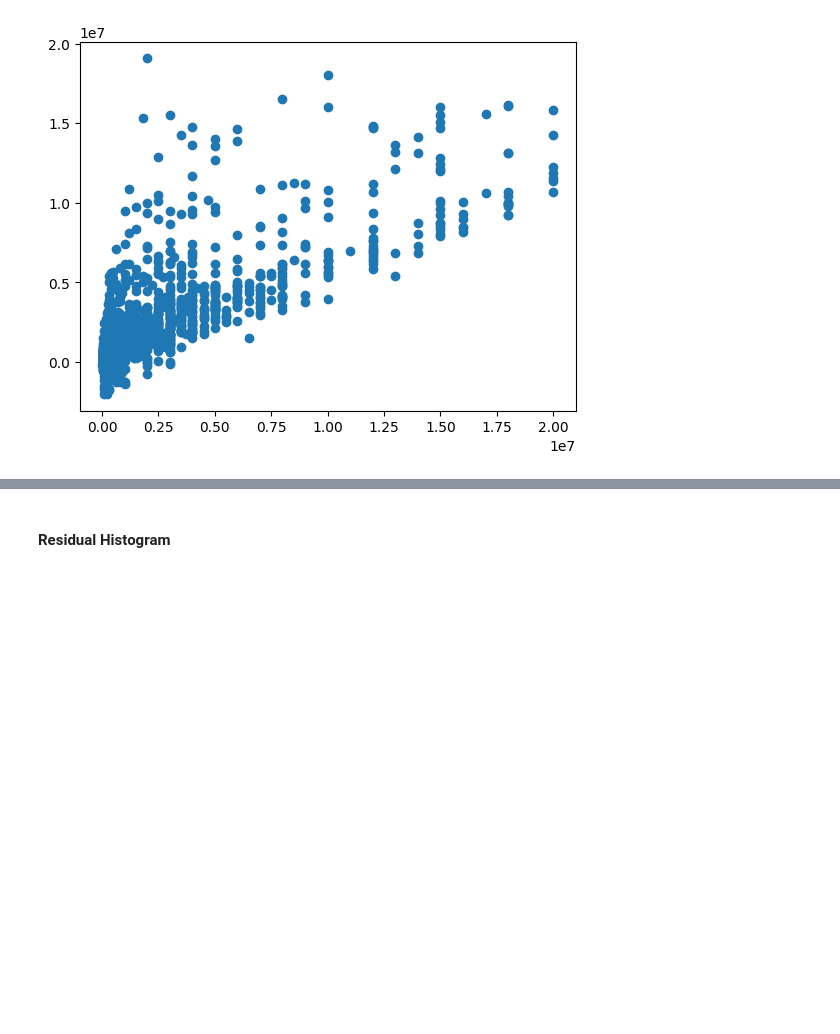
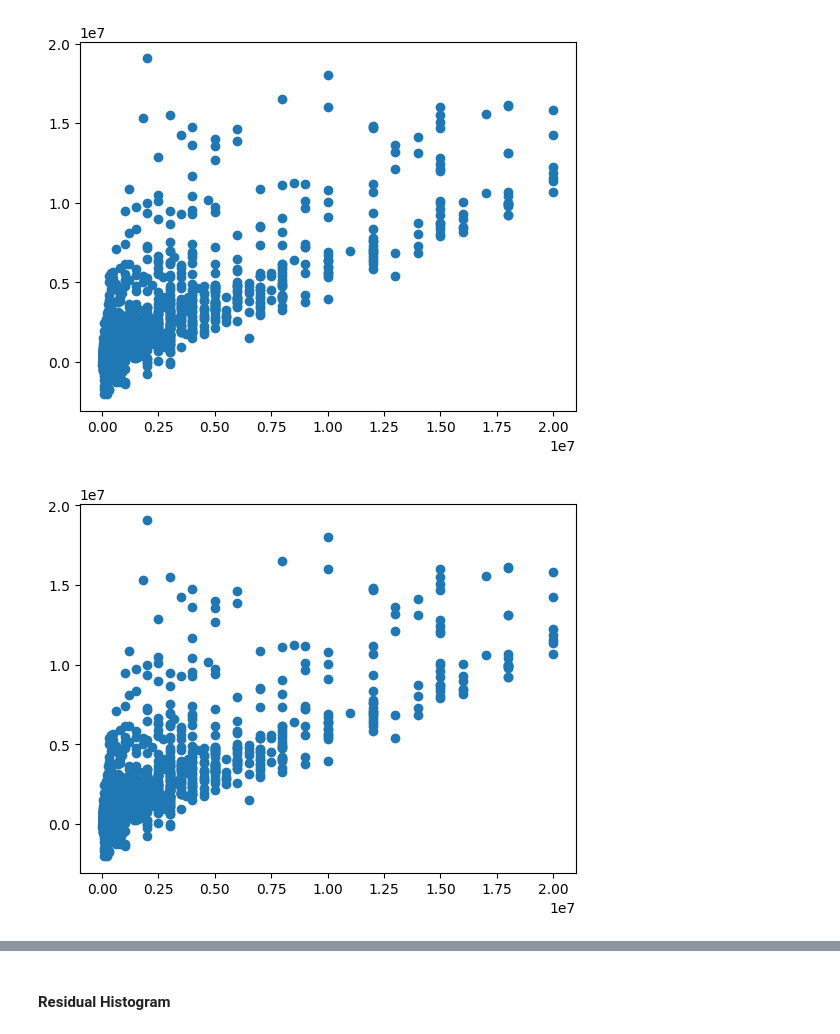
Before and after one commit to SamerGharbi21/Usecase-7, a Jupyter notebook: 01 ML - Linear_Regression.ipynb, the cells around one changed output, grey strips where cells are left out. Saved outputs shown, nothing was run; the diff lists cells and outputs as text; code cells hidden in the pictures; blank space fills up the shorter version.

```diff
--- a/01 ML - Linear_Regression.ipynb
+++ b/01 ML - Linear_Regression.ipynb
@@ -473,0 +501,2 @@ predictions = model.predict(X_test_scaled)
+# %%
+predictions_ridge = best_ridge.predict(X_test_scaled)
@@ -478,3 +509,7 @@ Real_Values = np.array(y_test)
 plt.scatter(Real_Values,predictions);
 # %% [output]
 [figure]
+# %%
+plt.scatter(Real_Values,predictions_ridge);
+# %% [output]
+[figure, added]
```
Also changed, not shown: parts of 14 cells of this notebook, 6 other files.
